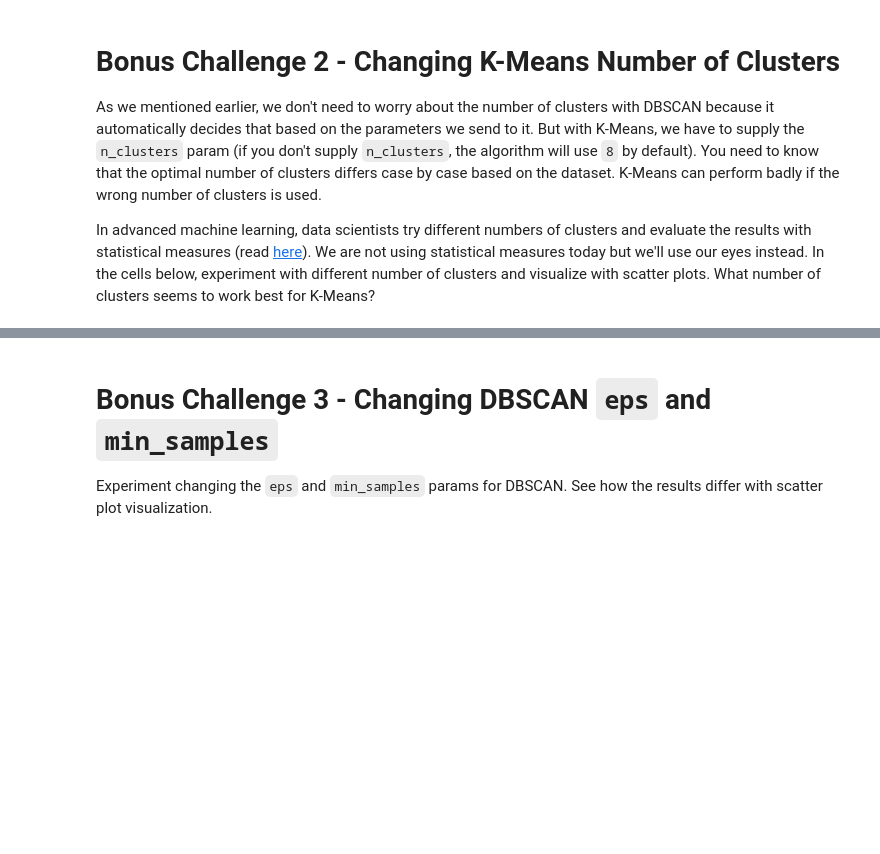
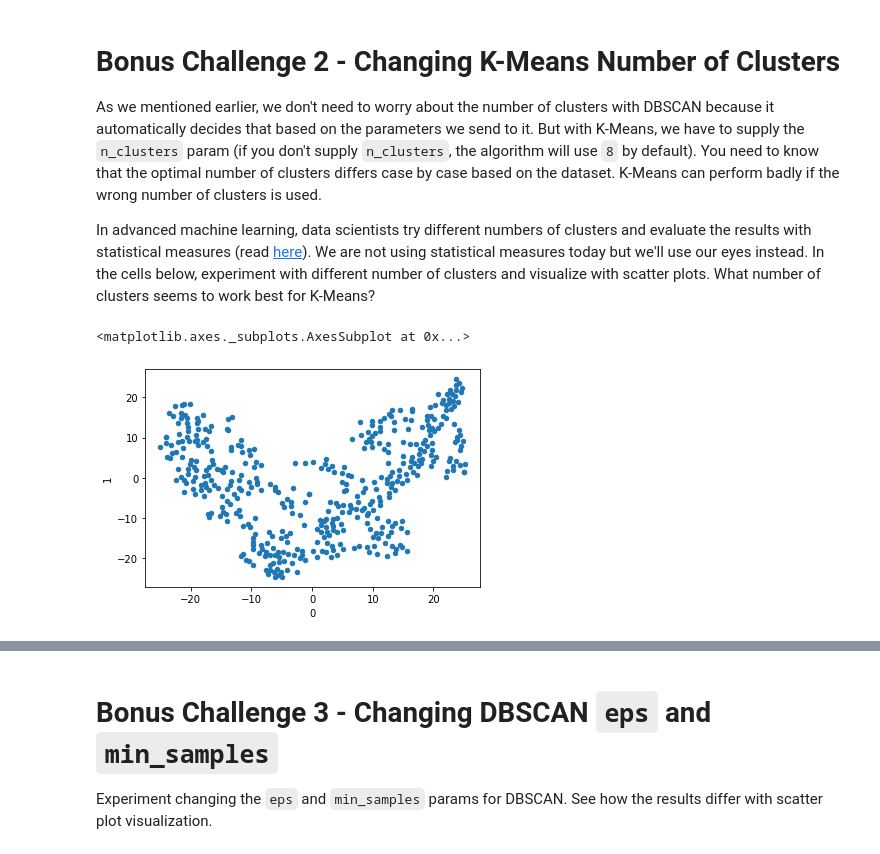
Before and after one commit to fuentebermudez/data-labs, a Jupyter notebook: module-3/lab-unsupervised-learning/your-code/main.ipynb, the cells around one changed output, grey strips where cells are left out. Cells and saved outputs as stored; diff of their text form; code cells hidden in the pictures; blank space fills up the shorter version.

```diff
--- a/module-3/lab-unsupervised-learning/your-code/main.ipynb
+++ b/module-3/lab-unsupervised-learning/your-code/main.ipynb
@@ -266,0 +298,10 @@ In advanced machine learning, data scientists try different numbers of clusters
+# %%
+# Your code here
+from sklearn.manifold import TSNE
+X_embedded = TSNE(n_components=2).fit_transform(customers)
+
+X_embedded=pd.DataFrame(X_embedded)
+X_embedded.plot.scatter(x=0,y=1)
+# %% [output]
+<matplotlib.axes._subplots.AxesSubplot at 0x...>
+[figure, added]
```
Also changed, not shown: parts of 12 cells of this notebook.
